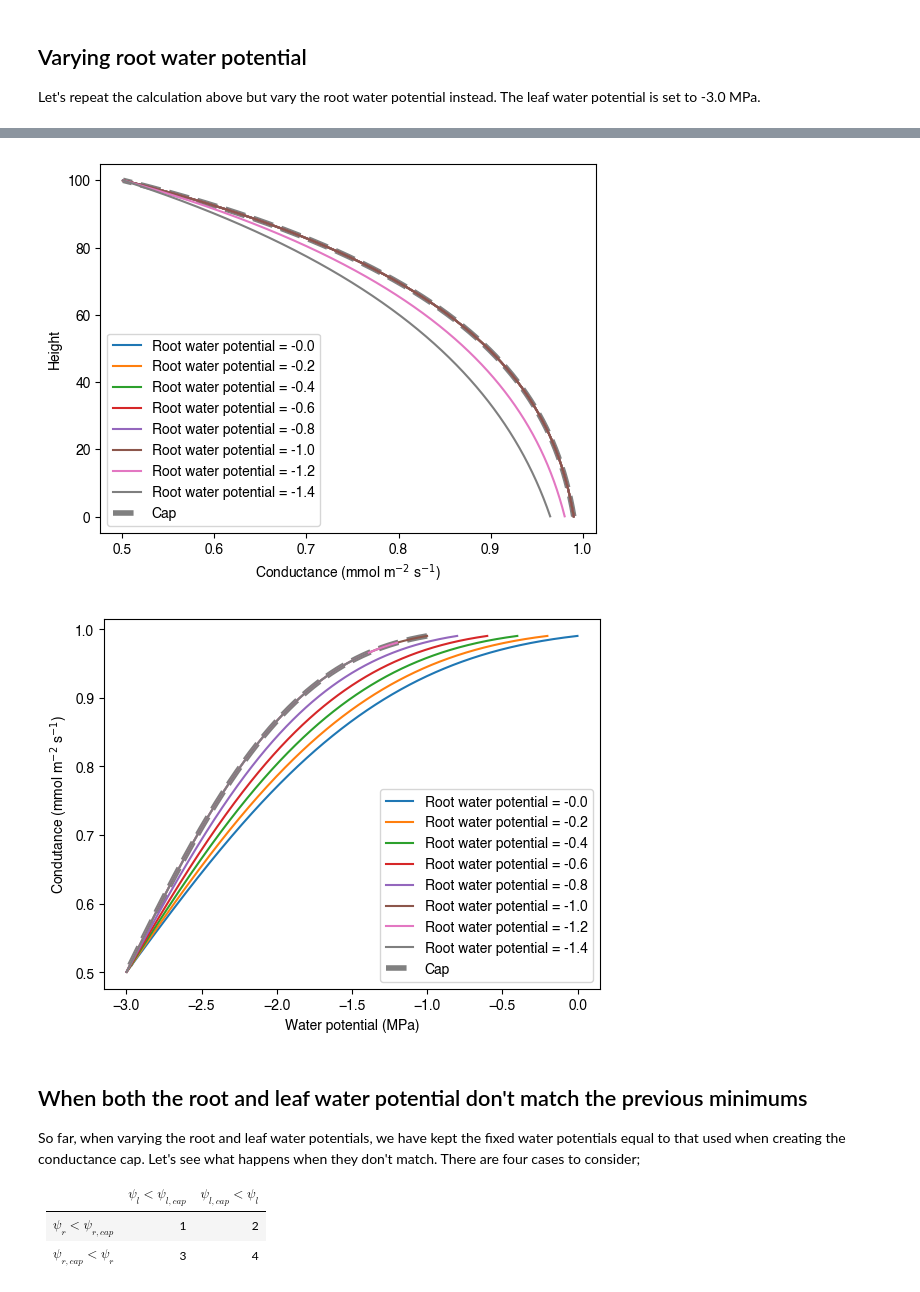
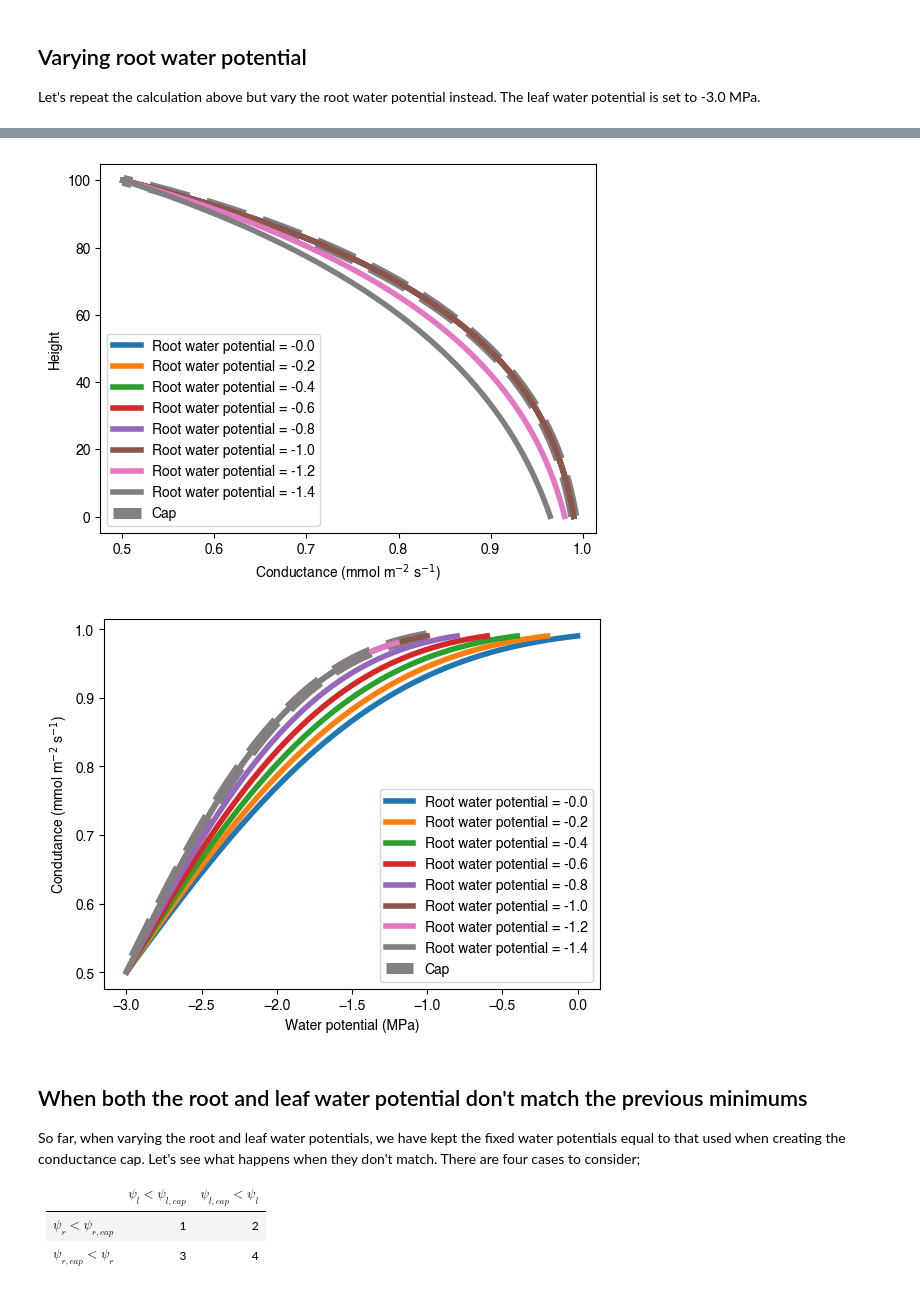
Before and after one commit to CaleBaguley/profit-optimisation-model, a Jupyter notebook: note books/Trunk_water_potential_function.ipynb, the cells around one changed output, grey strips where cells are left out. Drawn from its saved outputs; the diff is of its cells as text; code cells hidden in the pictures.

Commit message:
Updated plotting to improve readability. Added explination to section comparing the different leaf and root water potential combinations relative to their past minimum values.

```diff
--- a/note books/Trunk_water_potential_function.ipynb
+++ b/note books/Trunk_water_potential_function.ipynb
@@ -214,14 +214,14 @@ Finished at step 999999 of 1000000
 Finished at step 999999 of 1000000
 # %%
 for i in range(len(psi)):
-    plt.plot(psi[i], hights, label='Leaf water potential = ' + str(psi_leaf[i]))
+    plt.plot(psi[i], hights, label='Leaf water potential = ' + str(psi_leaf[i]), linewidth=4)
 plt.ylabel('Height')
 plt.xlabel('Water potential (MPa)')
 plt.legend()
 plt.show()
 
 for i in range(len(k)):
-    plt.plot(k[i], hights[1:], label='Leaf water potential = ' + str(psi_leaf[i]))
+    plt.plot(k[i], hights[1:], label='Leaf water potential = ' + str(psi_leaf[i]), linewidth=4)
 plt.ylabel('Height')
 plt.xlabel('Conductance (mmol m$^{-2}$ s$^{-1}$)')
 plt.legend()
@@ -229,7 +229,7 @@ plt.show()
 
 '''
 for i in range(len(E)):
-    plt.plot(E[i], hights[1:], label='Leaf water potential = ' + str(psi_leaf[i]))
+    plt.plot(E[i], hights[1:], label='Leaf water potential = ' + str(psi_leaf[i]), linewidth=4)
 plt.ylabel('Height')
 plt.xlabel('Transpiration (mmol m$^{-2}$ s$^{-1}$)')
 plt.legend()
@@ -237,7 +237,7 @@ plt.show()
 '''
 
 for i in range(len(E)):
-    plt.plot((psi[i][1:]+psi[i][:-1])/2, k[i], label='Leaf water potential = ' + str(psi_leaf[i]))
+    plt.plot((psi[i][1:]+psi[i][:-1])/2, k[i], label='Leaf water potential = ' + str(psi_leaf[i]), linewidth=4)
 plt.xlabel('Water potential (MPa)')
 plt.ylabel('Condutance (mmol m$^{-2}$ s$^{-1}$)')
 plt.legend()
@@ -328,16 +328,16 @@ Finished at step 999999 of 1000000
 Finished at step 999999 of 1000000
 # %%
 for i in range(len(psi)):
-    plt.plot(psi[i], hights, label='Leaf water potential = ' + str(psi_leaf[i]))
-plt.plot(psi_cap, hights, label='Cap', linestyle='--', color='grey', linewidth=4, zorder=0)
+    plt.plot(psi[i], hights, label='Leaf water potential = ' + str(psi_leaf[i]), linewidth=4)
+plt.plot(psi_cap, hights, label='Cap', linestyle='--', color='grey', linewidth=8, zorder=0)
 plt.ylabel('Height')
 plt.xlabel('Water potential (MPa)')
 plt.legend()
 plt.show()
 
 for i in range(len(k)):
-    plt.plot(k[i], hights[1:], label='Leaf water potential = ' + str(psi_leaf[i]))
-plt.plot(k_cap, hights[1:], label='Cap', linestyle='--', color='grey', linewidth=4, zorder=0)
+    plt.plot(k[i], hights[1:], label='Leaf water potential = ' + str(psi_leaf[i]), linewidth=4)
+plt.plot(k_cap, hights[1:], label='Cap', linestyle='--', color='grey', linewidth=8, zorder=0)
 plt.ylabel('Height')
 plt.xlabel('Conductance (mmol m$^{-2}$ s$^{-1}$)')
 plt.legend()
@@ -345,8 +345,8 @@ plt.show()
 
 '''
 for i in range(len(E)):
-    plt.plot(E[i], hights[1:], label='Leaf water potential = ' + str(psi_leaf[i]))
-plt.plot(E_cap, hights[1:], label='Cap', linestyle='--', color='grey', linewidth=4, zorder=0)
+    plt.plot(E[i], hights[1:], label='Leaf water potential = ' + str(psi_leaf[i]), linewidth=4)
+plt.plot(E_cap, hights[1:], label='Cap', linestyle='--', color='grey', linewidth=8, zorder=0)
 plt.ylabel('Height')
 plt.xlabel('Transpiration (mmol m$^{-2}$ s$^{-1}$)')
 plt.legend()
@@ -354,8 +354,8 @@ plt.show()
 '''
 
 for i in range(len(E)):
-    plt.plot((psi[i][1:]+psi[i][:-1])/2, k[i], label='Leaf water potential = ' + str(psi_leaf[i]))
-plt.plot((psi_cap[1:]+psi_cap[:-1])/2, k_cap, label='Cap', linestyle='--', color='grey', linewidth=4, zorder=0)
+    plt.plot((psi[i][1:]+psi[i][:-1])/2, k[i], label='Leaf water potential = ' + str(psi_leaf[i]), linewidth=4)
+plt.plot((psi_cap[1:]+psi_cap[:-1])/2, k_cap, label='Cap', linestyle='--', color='grey', linewidth=8, zorder=0)
 plt.xlabel('Water potential (MPa)')
 plt.ylabel('Condutance (mmol m$^{-2}$ s$^{-1}$)')
 plt.legend()
@@ -400,15 +410,15 @@ for psi_root_current in psi_root:
 # %%
 for i in range(len(psi)):
-    plt.plot(psi[i], hights, label='Root water potential = ' + str(psi_root[i]))
-plt.plot(psi_cap, hights, label='Cap', linestyle='--', color='grey', linewidth=4, zorder=0)
+    plt.plot(psi[i], hights, label='Root water potential = ' + str(psi_root[i]), linewidth=4)
+plt.plot(psi_cap, hights, label='Cap', linestyle='--', color='grey', linewidth=8, zorder=0)
 plt.ylabel('Height')
 plt.xlabel('Water potential (MPa)')
 plt.legend()
 plt.show()
 
 for i in range(len(k)):
-    plt.plot(k[i], hights[1:], label='Root water potential = ' + str(psi_root[i]))
-plt.plot(k_cap, hights[1:], label='Cap', linestyle='--', color='grey', linewidth=4, zorder=0)
+    plt.plot(k[i], hights[1:], label='Root water potential = ' + str(psi_root[i]), linewidth=4)
+plt.plot(k_cap, hights[1:], label='Cap', linestyle='--', color='grey', linewidth=8, zorder=0)
 plt.ylabel('Height')
 plt.xlabel('Conductance (mmol m$^{-2}$ s$^{-1}$)')
 plt.legend()
@@ -416,8 +426,8 @@ plt.show()
 
 '''
 for i in range(len(E)):
-    plt.plot(E[i], hights[1:], label='Root water potential = ' + str(psi_root[i]))
-plt.plot(E_cap, hights[1:], label='Cap', linestyle='--', color='grey', linewidth=4, zorder=0)
+    plt.plot(E[i], hights[1:], label='Root water potential = ' + str(psi_root[i]), linewidth=4)
+plt.plot(E_cap, hights[1:], label='Cap', linestyle='--', color='grey', linewidth=8, zorder=0)
 plt.ylabel('Height')
 plt.xlabel('Transpiration (mmol m$^{-2}$ s$^{-1}$)')
 plt.legend()
@@ -425,8 +435,8 @@ plt.show()
 '''
 
 for i in range(len(E)):
-    plt.plot((psi[i][1:]+psi[i][:-1])/2, k[i], label='Root water potential = ' + str(psi_root[i]))
-plt.plot((psi_cap[1:]+psi_cap[:-1])/2, k_cap, label='Cap', linestyle='--', color='grey', linewidth=4, zorder=0)
+    plt.plot((psi[i][1:]+psi[i][:-1])/2, k[i], label='Root water potential = ' + str(psi_root[i]), linewidth=4)
+plt.plot((psi_cap[1:]+psi_cap[:-1])/2, k_cap, label='Cap', linestyle='--', color='grey', linewidth=8, zorder=0)
 plt.xlabel('Water potential (MPa)')
 plt.ylabel('Condutance (mmol m$^{-2}$ s$^{-1}$)')
 plt.legend()
@@ -436,5 +446,5 @@ plt.show()
-[figure, old version]
+[figure, new version]
-[figure, old version]
+[figure, new version]
 # %% [markdown]
 ## When both the root and leaf water potential don't match the previous minimums
 So far, when varying the root and leaf water potentials, we have kept the fixed water potentials equal to that used when creating the conductance cap. Let's see what happens when they don't match. There are four cases to consider;
```
Also changed, not shown: parts of 7 cells of this notebook.
